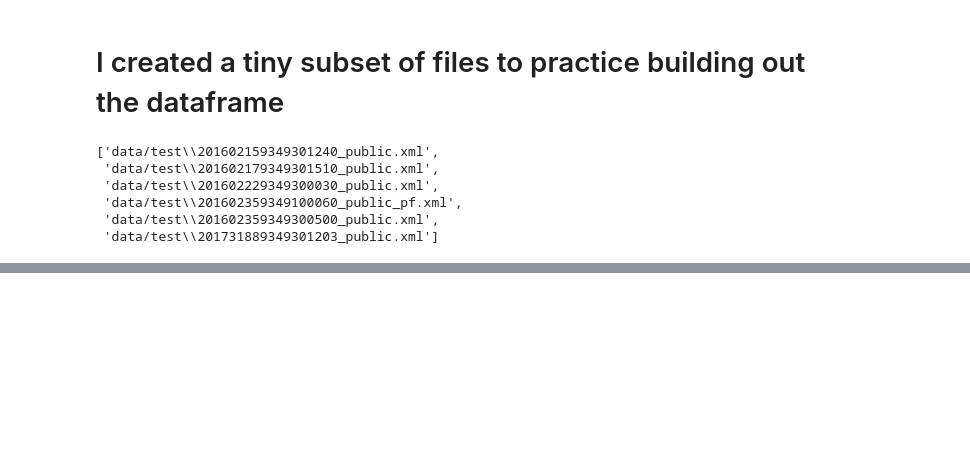
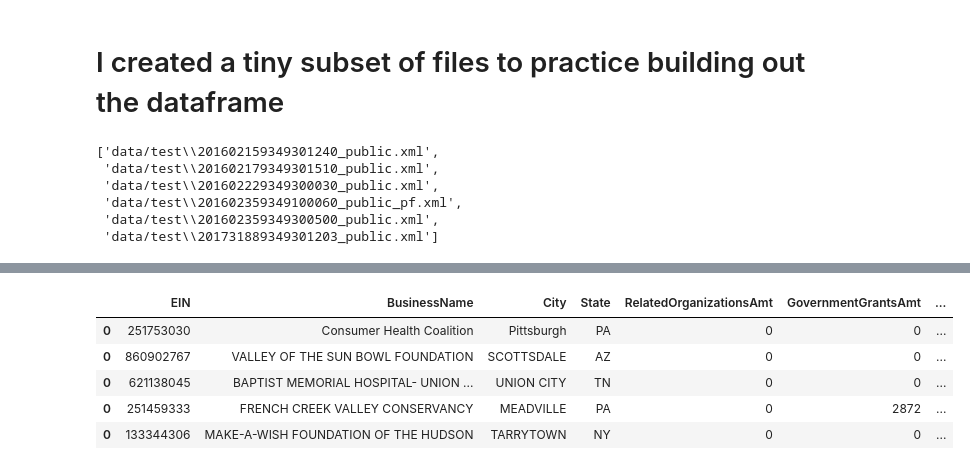
Before and after one commit to ethantenison/Impact_Capital, a Jupyter notebook: convert_xml_csv.ipynb, the cells around one changed output, grey strips where cells are left out. Cells and saved outputs as stored; diff of their text form; code cells hidden in the pictures; blank space fills up the shorter version.

Commit message:
Got the conversion to work using try and except

```diff
--- a/convert_xml_csv.ipynb
+++ b/convert_xml_csv.ipynb
@@ -158,3 +158,22 @@ class XmlDictConfig(dict):
 # %% [markdown]
 # Subsetting the multilevel python dictionary
 * Each layer is another bracket
+# %%
+##### TESTING
+tree = et.parse('data/test/201602159349301240_public.xml')
+root = tree.getroot()
+#Converting from xml to dictionary
+xmldict = XmlDictConfig(root)
+
+try:
+    xmldict['{http://www.irs.gov/efile}ReturnData']['{http://www.irs.gov/efile}IRS990']['{http://www.irs.gov/efile}AllOtherContributionsAmt']
+except KeyError:
+    present = False
+else:
+    present = True
+
+if not present:
+    print("THIS BETTERWORK")
+
+if present:
+    print("Still work")
@@ -278,0 +535,9 @@ KeyError: '{http://www.irs.gov/efile}RelatedOrganizationsAmt'
+# %%
+df
+# %% [output]
+|  | EIN | BusinessName | City | State | RelatedOrganizationsAmt | GovernmentGrantsAmt | ... |
+| 0 | 251753030 | Consumer Health Coalition | Pittsburgh | PA | 0 | 0 | ... |
+| 0 | 860902767 | VALLEY OF THE SUN BOWL FOUNDATION | SCOTTSDALE | AZ | 0 | 0 | ... |
+| 0 | 621138045 | BAPTIST MEMORIAL HOSPITAL- UNION ... | UNION CITY | TN | 0 | 0 | ... |
+| 0 | 251459333 | FRENCH CREEK VALLEY CONSERVANCY | MEADVILLE | PA | 0 | 2872 | ... |
+| 0 | 133344306 | MAKE-A-WISH FOUNDATION OF THE HUDSON | TARRYTOWN | NY | 0 | 0 | ... |
```
Also changed, not shown: parts of 4 cells of this notebook.
